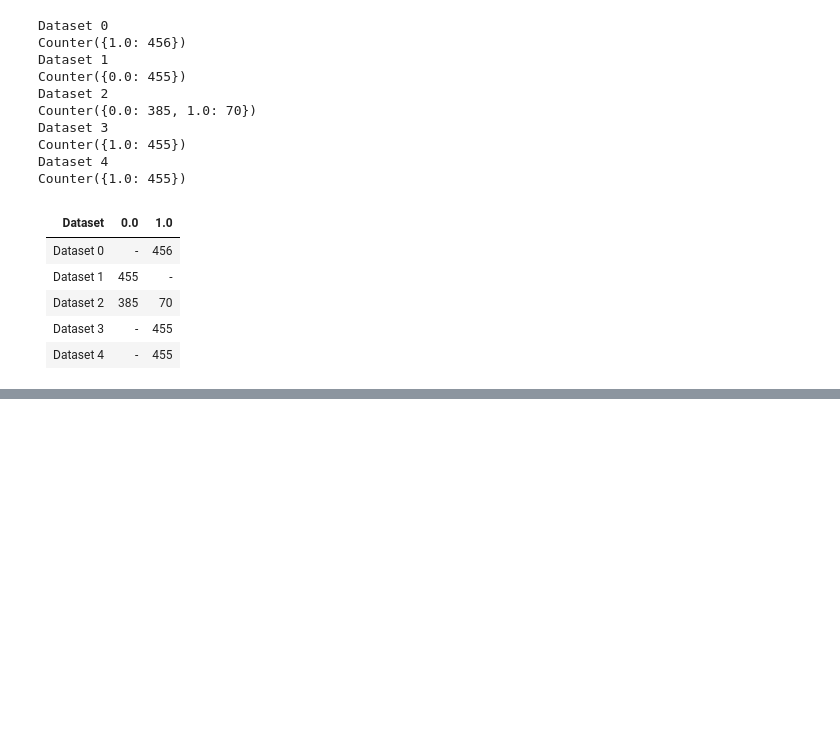
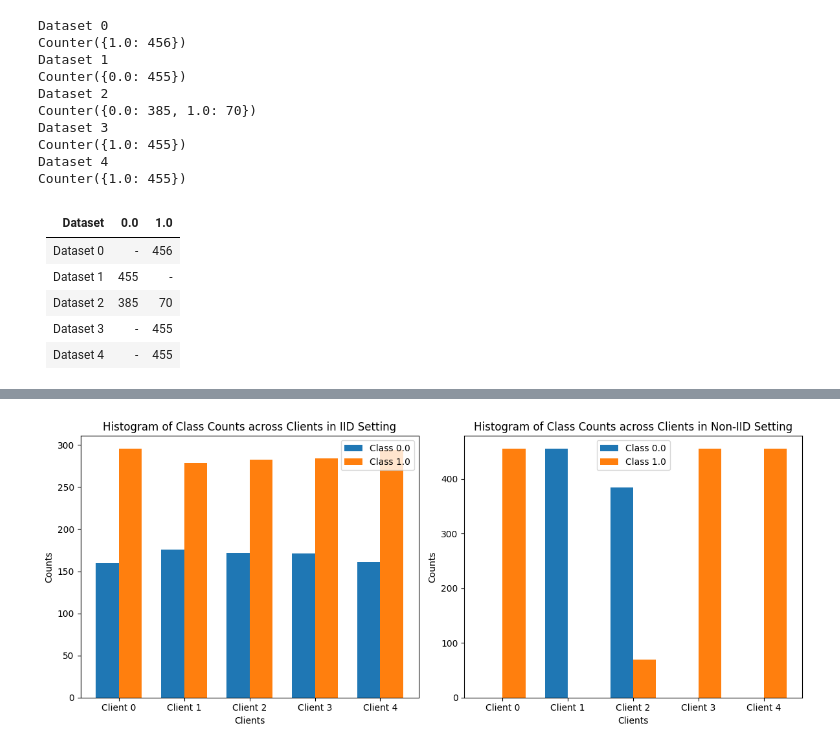
Before and after one commit to TinyPART/TDMiL-artifact, a Jupyter notebook: apps/eigen_cancer/data/stats.ipynb, the cells around one changed output, grey strips where cells are left out. Cells and saved outputs as stored; diff of their text form; code cells hidden in the pictures; blank space fills up the shorter version.

```diff
--- a/apps/eigen_cancer/data/stats.ipynb
+++ b/apps/eigen_cancer/data/stats.ipynb
@@ -82,0 +143,51 @@ Counter({1.0: 455})
+# %%
+import matplotlib.pyplot as plt
+import numpy as np
+
+# Data for IID setting
+datasets = ["Client 0", "Client 1", "Client 2", "Client 3", "Client 4"]
+counts_0_iid = [160, 176, 172, 171, 161]  # Counts for class 0.0
+counts_1_iid = [296, 279, 283, 284, 294]  # Counts for class 1.0
+
+# Data for Non-IID setting
+counts_0_non_iid = [0, 455, 385, 0, 0]  # Counts for class 0.0
+counts_1_non_iid = [456, 0, 70, 455, 455]  # Counts for class 1.0
+
+x = np.arange(len(datasets))  # the label locations
+width = 0.35  # the width of the bars
+
+# Create subplots with 1 row and 2 columns
+fig, (ax1, ax2) = plt.subplots(1, 2, figsize=(12, 5))
+
+# Plot for IID setting
+bars1_iid = ax1.bar(x - width / 2, counts_0_iid, width, label="Class 0.0")
+bars2_iid = ax1.bar(x + width / 2, counts_1_iid, width, label="Class 1.0")
+
+ax1.set_xlabel("Clients")
+ax1.set_ylabel("Counts")
+ax1.set_title("Histogram of Class Counts across Clients in IID Setting")
+ax1.set_xticks(x)
+ax1.set_xticklabels(datasets)
+ax1.legend()
+
+# Plot for Non-IID setting
+bars1_non_iid = ax2.bar(x - width / 2, counts_0_non_iid, width, label="Class 0.0")
+bars2_non_iid = ax2.bar(x + width / 2, counts_1_non_iid, width, label="Class 1.0")
+
+ax2.set_xlabel("Clients")
+ax2.set_ylabel("Counts")
+ax2.set_title("Histogram of Class Counts across Clients in Non-IID Setting")
+ax2.set_xticks(x)
+ax2.set_xticklabels(datasets)
+ax2.legend()
+
+# Adjust layout
+plt.tight_layout()
+
+# Save the figure
+# tikzplotlib.save("histogram_plot_combined.tex")
+
+# Show the plot
+plt.show()
+# %% [output]
+[figure, added]
```
Also changed, not shown: parts of 4 cells of this notebook, 2 other files.
